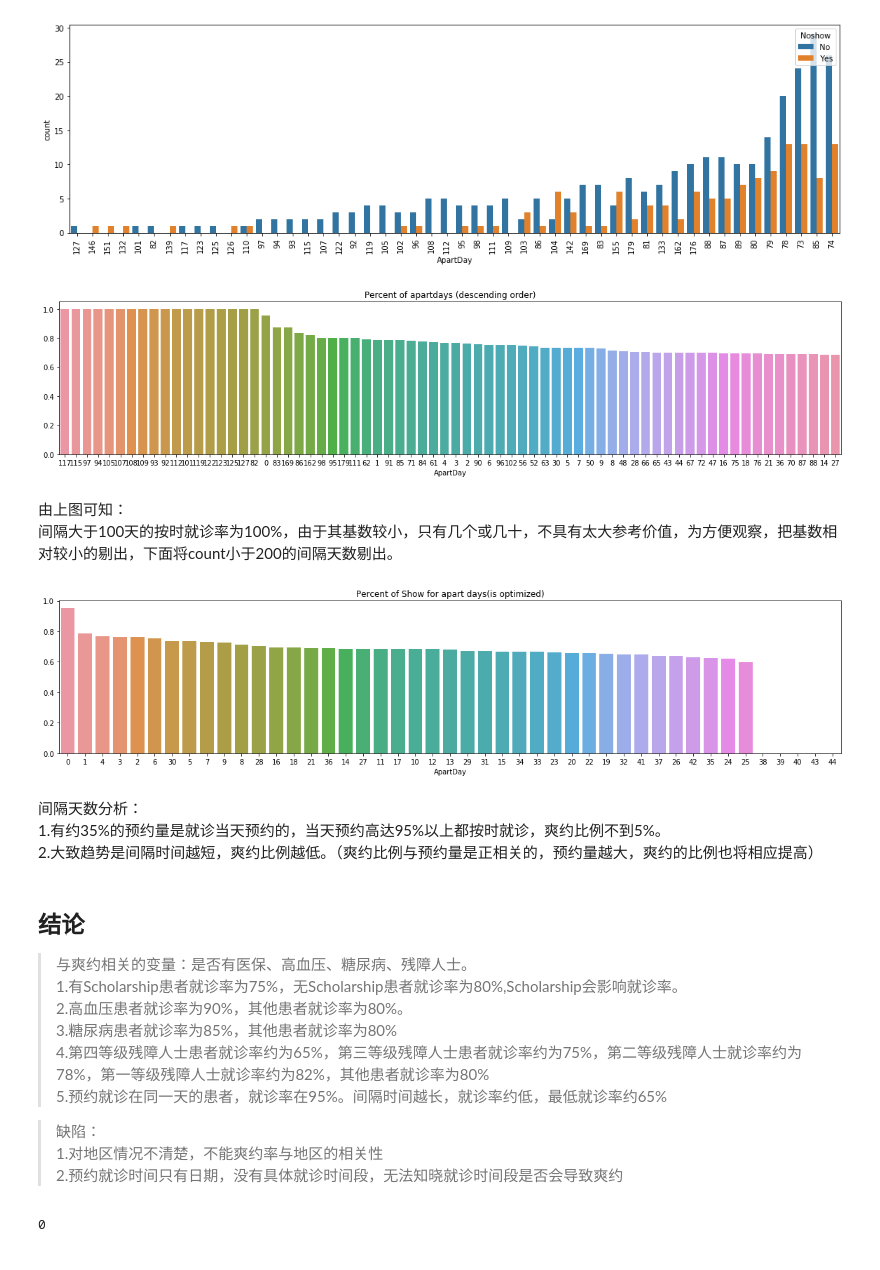
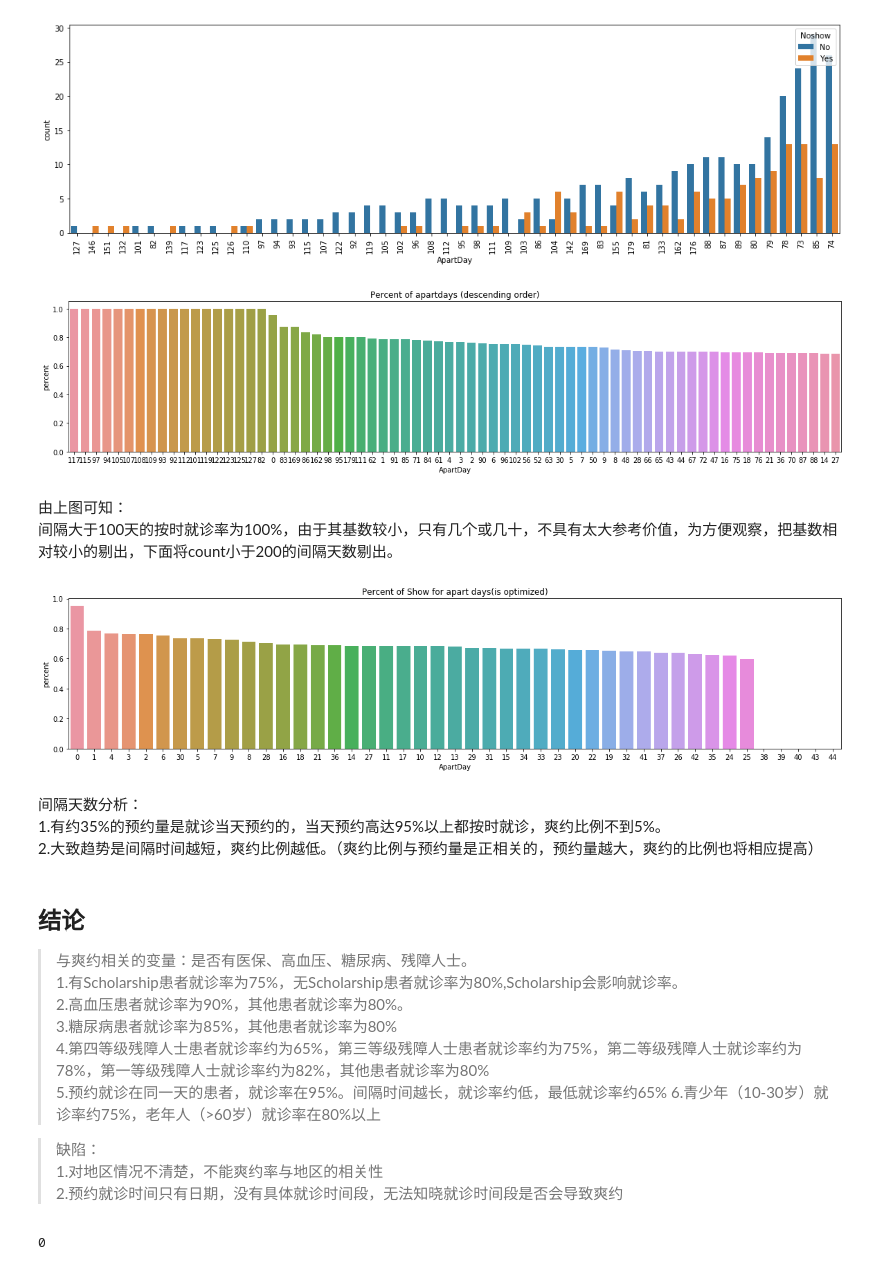
Before and after one commit to imkeno/noshowappointments, a Jupyter notebook: noshowappointments.ipynb, the cells around one changed output. Cells and saved outputs as stored; diff of their text form; code cells hidden in the pictures.

```diff
--- a/noshowappointments.ipynb
+++ b/noshowappointments.ipynb
@@ -378,0 +396,8 @@ plt.show()
+# %%
+bins = np.arange(0,120,10)
+rawdata_csv["Age_group"] = pd.cut(rawdata_csv['Age'],bins)
+plt.figure(figsize=(18,3))
+ax = sns.countplot(x=rawdata_csv.Age_group,order=rawdata_csv.Age_group.value_counts().index)
+ax.set_title("No. of Age group")
+plt.xticks(rotation=90)
+plt.show()
@@ -378,0 +406,5 @@ plt.show()
+# %%
+bins = np.arange(0,120,10)
+rawdata_csv["Age_group"] = pd.cut(rawdata_csv['Age'],bins)
+rawdata_csv.groupby(['Age_group','Noshow'])['PatientId'].count().unstack().plot(kind='bar', stacked=True)
+plt.ylabel("count")
@@ -656,23 +720,25 @@ apart_ratio= apart_ratio.sort_values(ascending=False)
 plt.figure(figsize=(20,4))
 ax = sns.barplot(x=apart_ratio.index, y=apart_ratio, order=apart_ratio.index[0:70])
 ax.set_title("Percent of apartdays (descending order)")
+plt.ylabel('percent')
 plt.show()
 # %% [output]
-[figure, old version]
+[figure, new version]
 # %% [markdown]
 由上图可知：
 间隔大于100天的按时就诊率为100%，由于其基数较小，只有几个或几十，不具有太大参考价值，为方便观察，把基数相对较小的剔出，下面将count小于200的间隔天数剔出。
 # %%
 after_deal_datasize = rawdata_csv[rawdata_csv.Noshow == 'No'].groupby(['ApartDay']).size()
 after_deal_data = after_deal_datasize[after_deal_datasize.values>200]
 apart_ratio = after_deal_data/rawdata_csv.groupby(['ApartDay']).size()
 apart_ratio= apart_ratio.sort_values(ascending=False)
 plt.figure(figsize=(20,4))
 ax = sns.barplot(x=apart_ratio.index, y=apart_ratio, order=apart_ratio.index[0:45])
 ax.set_title("Percent of Show for apart days(is optimized)")
+plt.ylabel('percent')
 plt.show()
 # %% [output]
-[figure, old version]
+[figure, new version]
 # %% [markdown]
 间隔天数分析：
 1.有约35%的预约量是就诊当天预约的，当天预约高达95%以上都按时就诊，爽约比例不到5%。
@@ -687,6 +753,7 @@ plt.show()
 3.糖尿病患者就诊率为85%，其他患者就诊率为80%
 4.第四等级残障人士患者就诊率约为65%，第三等级残障人士患者就诊率约为75%，第二等级残障人士就诊率约为78%，第一等级残障人士就诊率约为82%，其他患者就诊率为80%
 5.预约就诊在同一天的患者，就诊率在95%。间隔时间越长，就诊率约低，最低就诊率约65%
+6.青少年（10-30岁）就诊率约75%，老年人（>60岁）就诊率在80%以上
 
 >缺陷：
 1.对地区情况不清楚，不能爽约率与地区的相关性
```
Also changed, not shown: parts of 32 cells of this notebook, 1 other file.
